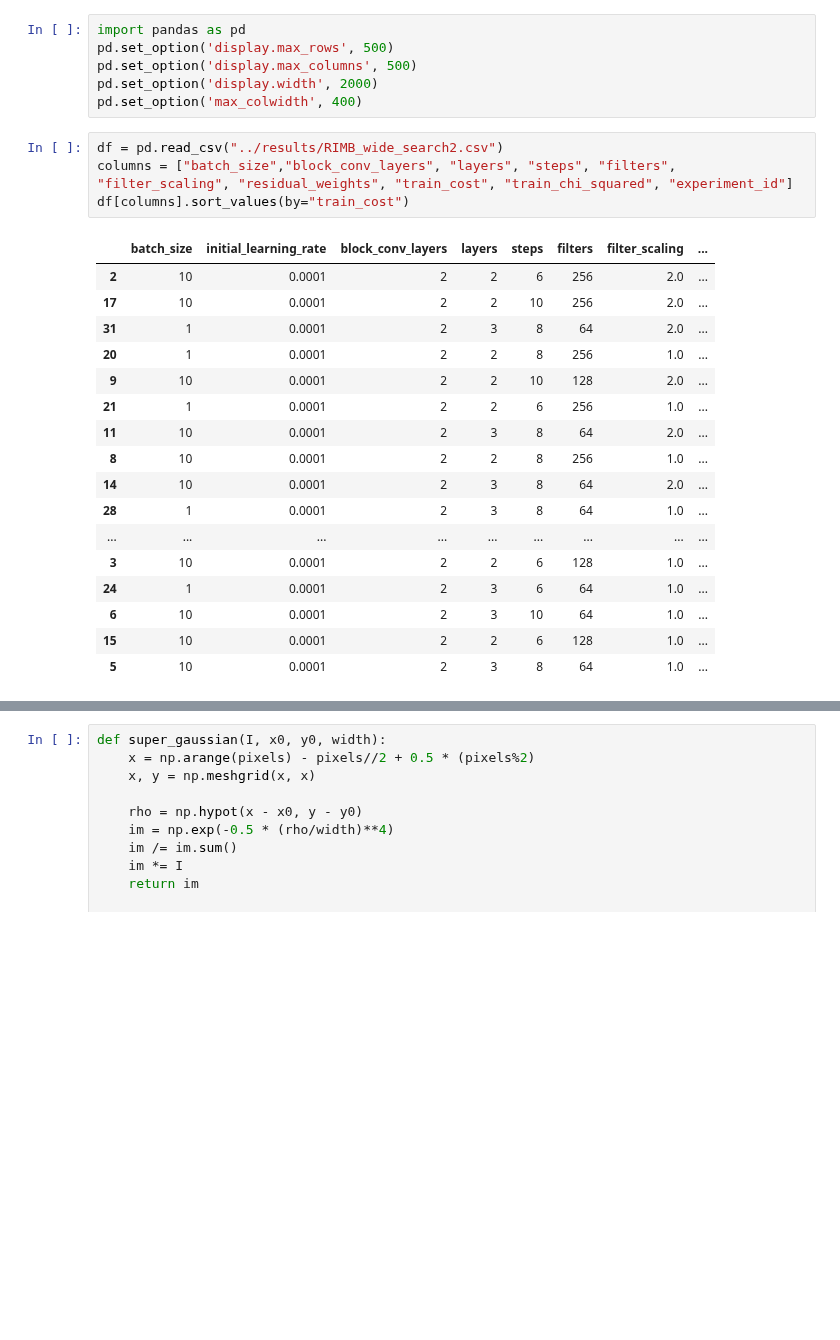
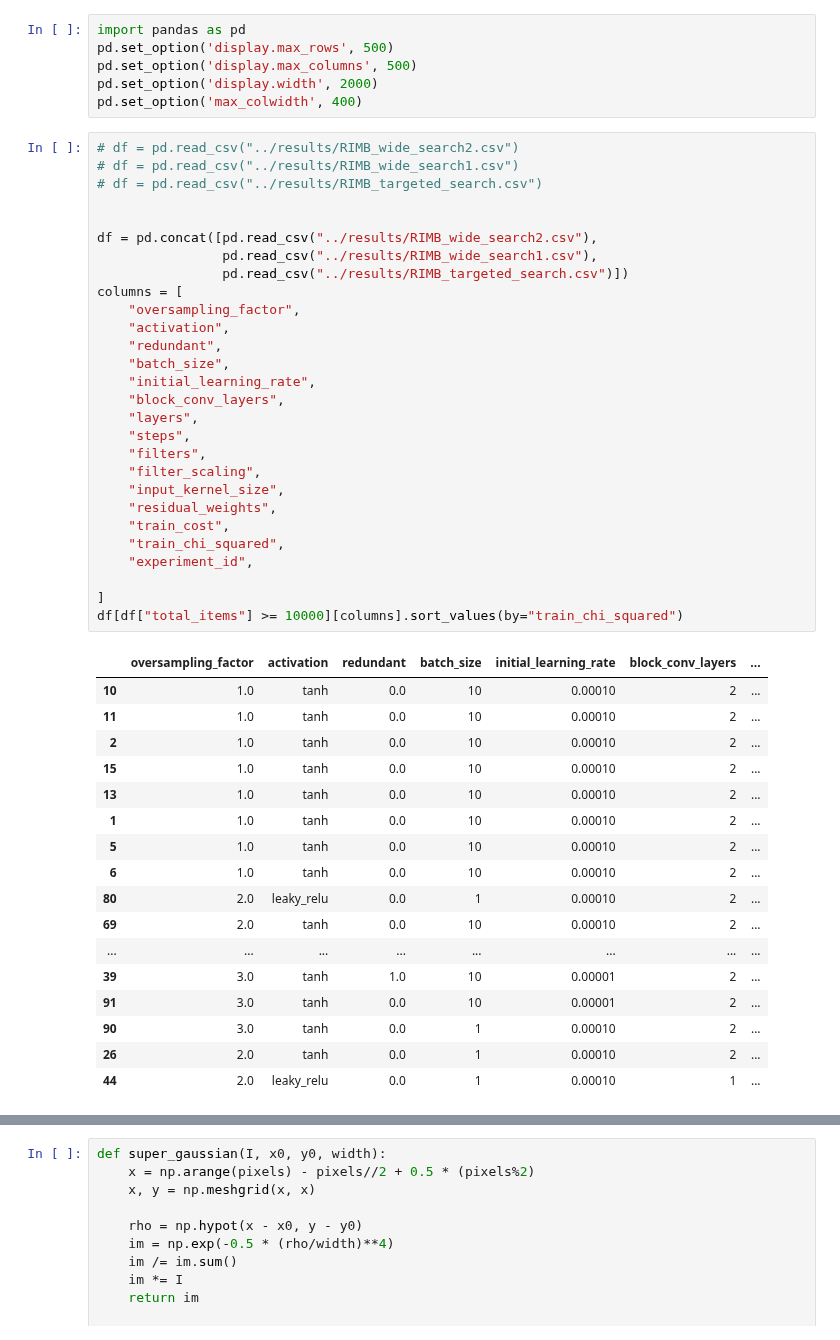
Before and after one commit to AlexandreAdam/ExoRIM, a Jupyter notebook: notebooks/gridsearch_results.ipynb, the cells around one changed output, grey strips where cells are left out. Cells and saved outputs as stored; diff of their text form; blank space fills up the shorter version.

```diff
--- a/notebooks/gridsearch_results.ipynb
+++ b/notebooks/gridsearch_results.ipynb
@@ -5,27 +5,51 @@ pd.set_option('display.max_columns', 500)
 pd.set_option('display.width', 2000)
 pd.set_option('max_colwidth', 400)
 # %%
-df = pd.read_csv("../results/RIMB_wide_search2.csv")
-columns = ["batch_size","block_conv_layers", "layers", "steps", "filters", "filter_scaling", "residual_weights", "train_cost", "train_chi_squared", "experiment_id"]
-df[columns].sort_values(by="train_cost")
+# df = pd.read_csv("../results/RIMB_wide_search2.csv")
+# df = pd.read_csv("../results/RIMB_wide_search1.csv")
+# df = pd.read_csv("../results/RIMB_targeted_search.csv")
+
+
+df = pd.concat([pd.read_csv("../results/RIMB_wide_search2.csv"),
+                pd.read_csv("../results/RIMB_wide_search1.csv"),
+                pd.read_csv("../results/RIMB_targeted_search.csv")])
+columns = [
+    "oversampling_factor",
+    "activation",
+    "redundant",
+    "batch_size",
+    "initial_learning_rate",
+    "block_conv_layers",
+    "layers",
+    "steps",
+    "filters",
+    "filter_scaling",
+    "input_kernel_size",
+    "residual_weights",
+    "train_cost",
+    "train_chi_squared",
+    "experiment_id",
+
+]
+df[df["total_items"] >= 10000][columns].sort_values(by="train_chi_squared")
 # %% [output]
-|  | batch_size | initial_learning_rate | block_conv_layers | layers | steps | filters | filter_scaling | ... |
-| 2 | 10 | 0.0001 | 2 | 2 | 6 | 256 | 2.0 | ... |
-| 17 | 10 | 0.0001 | 2 | 2 | 10 | 256 | 2.0 | ... |
-| 31 | 1 | 0.0001 | 2 | 3 | 8 | 64 | 2.0 | ... |
-| 20 | 1 | 0.0001 | 2 | 2 | 8 | 256 | 1.0 | ... |
-| 9 | 10 | 0.0001 | 2 | 2 | 10 | 128 | 2.0 | ... |
-| 21 | 1 | 0.0001 | 2 | 2 | 6 | 256 | 1.0 | ... |
-| 11 | 10 | 0.0001 | 2 | 3 | 8 | 64 | 2.0 | ... |
-| 8 | 10 | 0.0001 | 2 | 2 | 8 | 256 | 1.0 | ... |
-| 14 | 10 | 0.0001 | 2 | 3 | 8 | 64 | 2.0 | ... |
-| 28 | 1 | 0.0001 | 2 | 3 | 8 | 64 | 1.0 | ... |
-| ... | ... | ... | ... | ... | ... | ... | ... | ... |
-| 3 | 10 | 0.0001 | 2 | 2 | 6 | 128 | 1.0 | ... |
-| 24 | 1 | 0.0001 | 2 | 3 | 6 | 64 | 1.0 | ... |
-| 6 | 10 | 0.0001 | 2 | 3 | 10 | 64 | 1.0 | ... |
-| 15 | 10 | 0.0001 | 2 | 2 | 6 | 128 | 1.0 | ... |
-| 5 | 10 | 0.0001 | 2 | 3 | 8 | 64 | 1.0 | ... |
+|  | oversampling_factor | activation | redundant | batch_size | initial_learning_rate | block_conv_layers | ... |
+| 10 | 1.0 | tanh | 0.0 | 10 | 0.00010 | 2 | ... |
+| 11 | 1.0 | tanh | 0.0 | 10 | 0.00010 | 2 | ... |
+| 2 | 1.0 | tanh | 0.0 | 10 | 0.00010 | 2 | ... |
+| 15 | 1.0 | tanh | 0.0 | 10 | 0.00010 | 2 | ... |
+| 13 | 1.0 | tanh | 0.0 | 10 | 0.00010 | 2 | ... |
+| 1 | 1.0 | tanh | 0.0 | 10 | 0.00010 | 2 | ... |
+| 5 | 1.0 | tanh | 0.0 | 10 | 0.00010 | 2 | ... |
+| 6 | 1.0 | tanh | 0.0 | 10 | 0.00010 | 2 | ... |
+| 80 | 2.0 | leaky_relu | 0.0 | 1 | 0.00010 | 2 | ... |
+| 69 | 2.0 | tanh | 0.0 | 10 | 0.00010 | 2 | ... |
+| ... | ... | ... | ... | ... | ... | ... | ... |
+| 39 | 3.0 | tanh | 1.0 | 10 | 0.00001 | 2 | ... |
+| 91 | 3.0 | tanh | 0.0 | 10 | 0.00001 | 2 | ... |
+| 90 | 3.0 | tanh | 0.0 | 1 | 0.00010 | 2 | ... |
+| 26 | 2.0 | tanh | 0.0 | 1 | 0.00010 | 2 | ... |
+| 44 | 2.0 | leaky_relu | 0.0 | 1 | 0.00010 | 1 | ... |
 # %%
 from exorim import RIM, PhysicalModel
 from exorim.simulated_data import CenteredBinariesDataset
```
Also changed, not shown: parts of 3 cells of this notebook, 13 other files.
